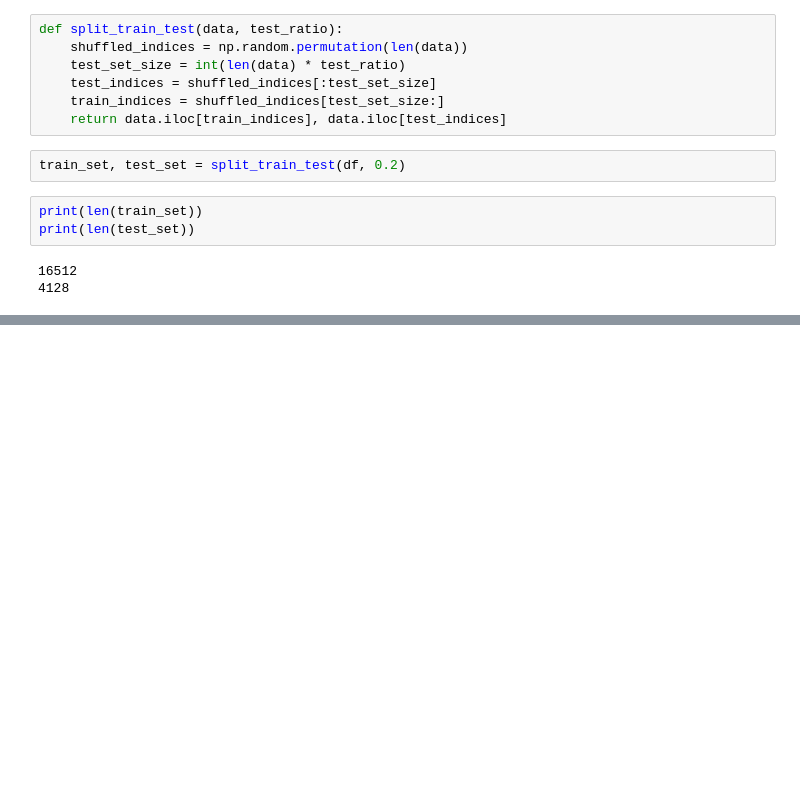
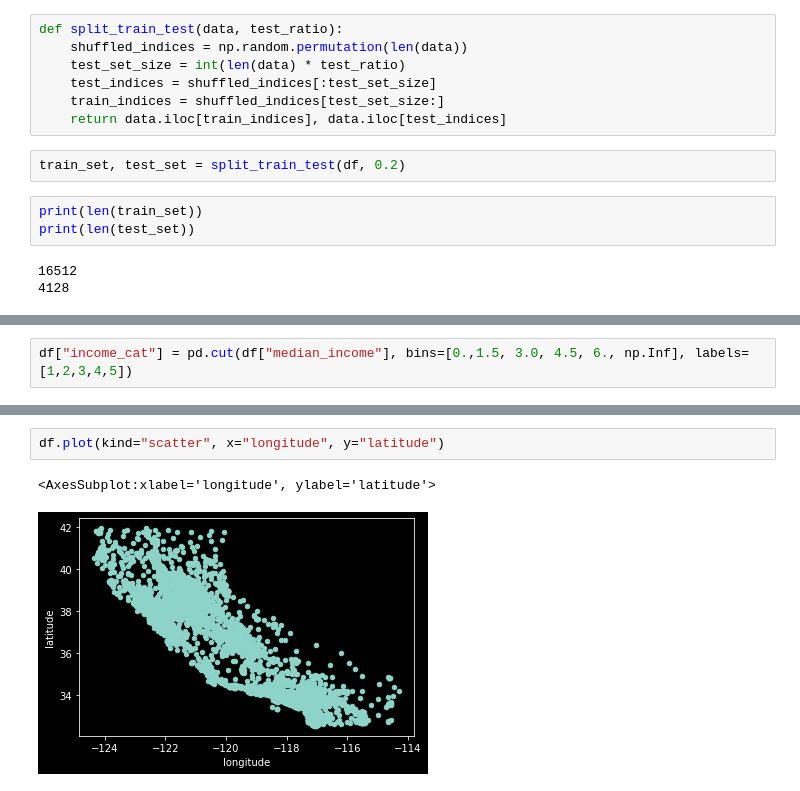
Before and after one commit to renan-lemes/BookGettoWorkMachineLearning, a Jupyter notebook: notebooks/praia_california_dataset.ipynb, the cells around one changed output, grey strips where cells are left out. Drawn from its saved outputs; the diff is of its cells as text; blank space fills up the shorter version.

```diff
--- a/notebooks/praia_california_dataset.ipynb
+++ b/notebooks/praia_california_dataset.ipynb
@@ -67,0 +105,2 @@ print(len(test_set))
+# %%
+df["income_cat"] = pd.cut(df["median_income"], bins=[0.,1.5, 3.0, 4.5, 6., np.Inf], labels=[1,2,3,4,5])
@@ -67,0 +164,5 @@ print(len(test_set))
+# %%
+df.plot(kind="scatter", x="longitude", y="latitude")
+# %% [output]
+<AxesSubplot:xlabel='longitude', ylabel='latitude'>
+[figure, added]
```
Also changed, not shown: parts of 10 cells of this notebook.
